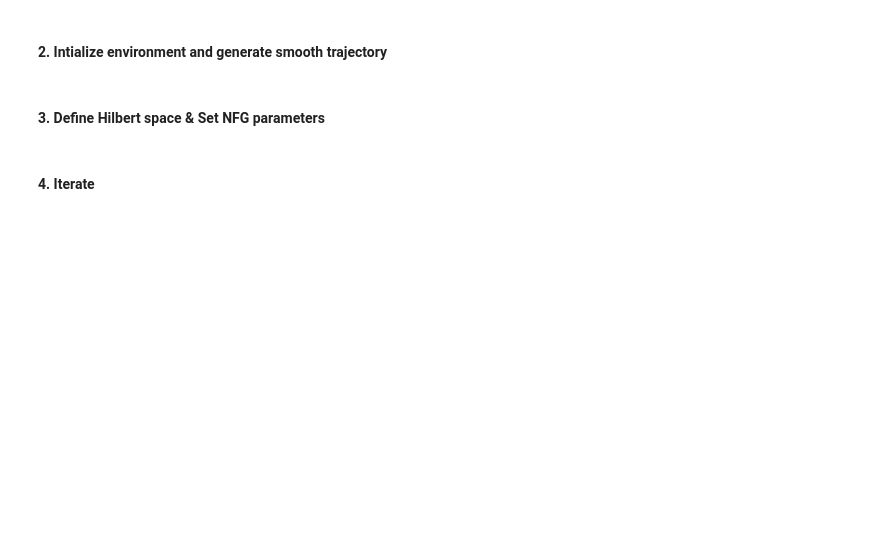
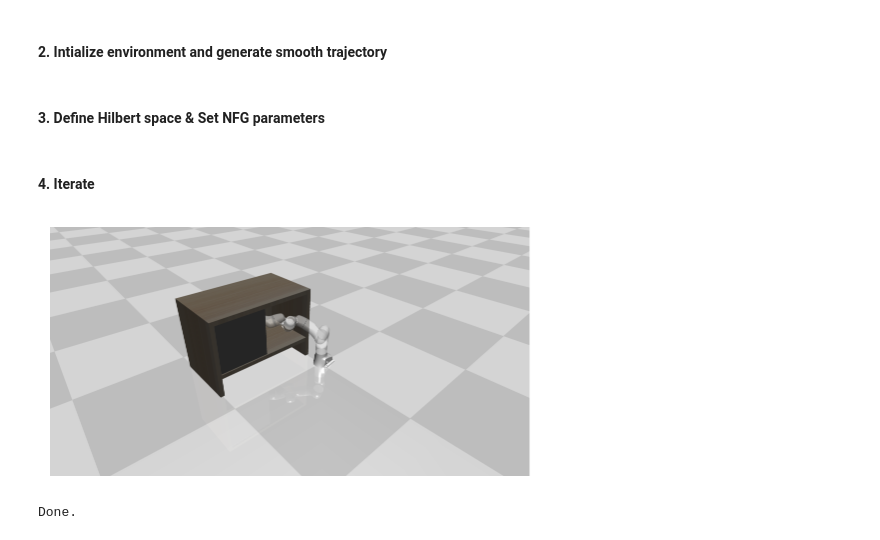
Before and after one commit to KisangPark/natural-functional-gradient, a Jupyter notebook: 30_nfg_explained.ipynb, the cells around one changed output. Cells and saved outputs as stored; diff of their text form; code cells hidden in the pictures; blank space fills up the shorter version.

```diff
--- a/30_nfg_explained.ipynb
+++ b/30_nfg_explained.ipynb
@@ -3,5 +3,20 @@
 # %% [markdown]
 #### 1. Initialize environment
 # %%
-%run ../../package/init_scripts/init_dev_env.py
+from ri_motion_v5_package.init_scripts.init_ipython_setup import *
+from ri_motion_v5_package.init_scripts.init_qt import *
+from ri_motion_v5_package.mujoco_sim import *
+from ri_motion_v5_package.kinematics import *
+from ri_motion_v5_package.utility import *
+from ri_motion_v5_package.qt import *
+# trajectory tools
+from ri_motion_v5_package.traj_optimization.traj_utils import *
+from ri_motion_v5_package.traj_optimization.traj_shaper import *
+# gp tools
+from ri_motion_v5_package.gaussian_process.gp_utils import *
+from ri_motion_v5_package.gaussian_process.kernels import rbf_kernel
+
 from package.panda_env import *
+
+from PyQt5.QtWidgets import QApplication
+app = QApplication(sys.argv)
@@ -150,17 +193,21 @@ list_traj_result.append(traj_update.copy())
 # %%
 animate_cabinet_env_traj(
     env                = env,
     mode_str           = "NFG_single_step",
     traj               = traj_update,
     panda_joints       = panda_joints,
     inspire_joints     = inspire_joints,
     q_pandas           = q_pandas,
     q_inspire0         = q_inspire0,
     p_cylinder_offset0 = p_cylinder_offset0,
     ubuntu_process_events_flag = True,
+    app=app,
 )
 imshow(env.final_rgb_img)
 print ("Done.")
+# %% [output]
+[figure, added]
+Done.
 # %%
 # Plot sampled trajctories
 colors = get_colors(n_color=dim,cmap_name='gist_rainbow')
```
Also changed, not shown: parts of 3 cells of this notebook, 9 other files.
